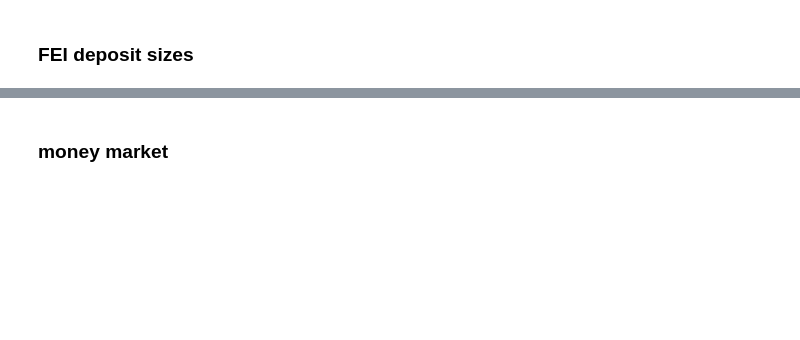
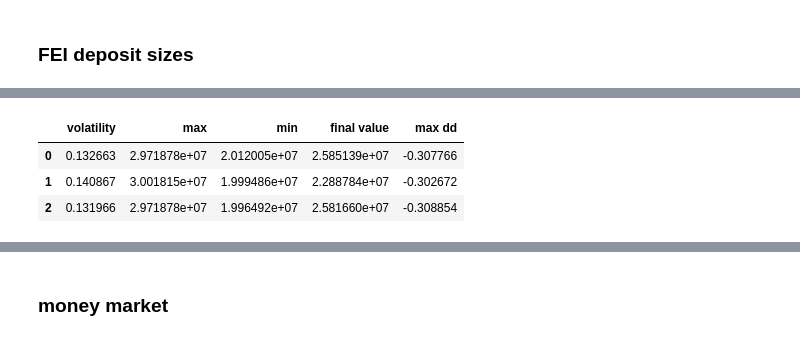
Before and after one commit to CADLabs/fei-protocol-model, a Jupyter notebook: experiments/notebooks/fei_capital_allocation_notebook.ipynb, the cells around one changed output, grey strips where cells are left out. Saved outputs shown, nothing was run; the diff lists cells and outputs as text; code cells hidden in the pictures; blank space fills up the shorter version.

```diff
--- a/experiments/notebooks/fei_capital_allocation_notebook.ipynb
+++ b/experiments/notebooks/fei_capital_allocation_notebook.ipynb
@@ -285,0 +446,7 @@ fig.show()
+# %%
+compute_metric_set_for_variable(df, fn_dict, 'fei_liquidity_pool_user_deposit_balance', start=50, end=150)
+# %% [output]
+|  | volatility | max | min | final value | max dd |
+| 0 | 0.132663 | 2.971878e+07 | 2.012005e+07 | 2.585139e+07 | -0.307766 |
+| 1 | 0.140867 | 3.001815e+07 | 1.999486e+07 | 2.288784e+07 | -0.302672 |
+| 2 | 0.131966 | 2.971878e+07 | 1.996492e+07 | 2.581660e+07 | -0.308854 |
```
Also changed, not shown: parts of 75 cells of this notebook, 2 other files.
